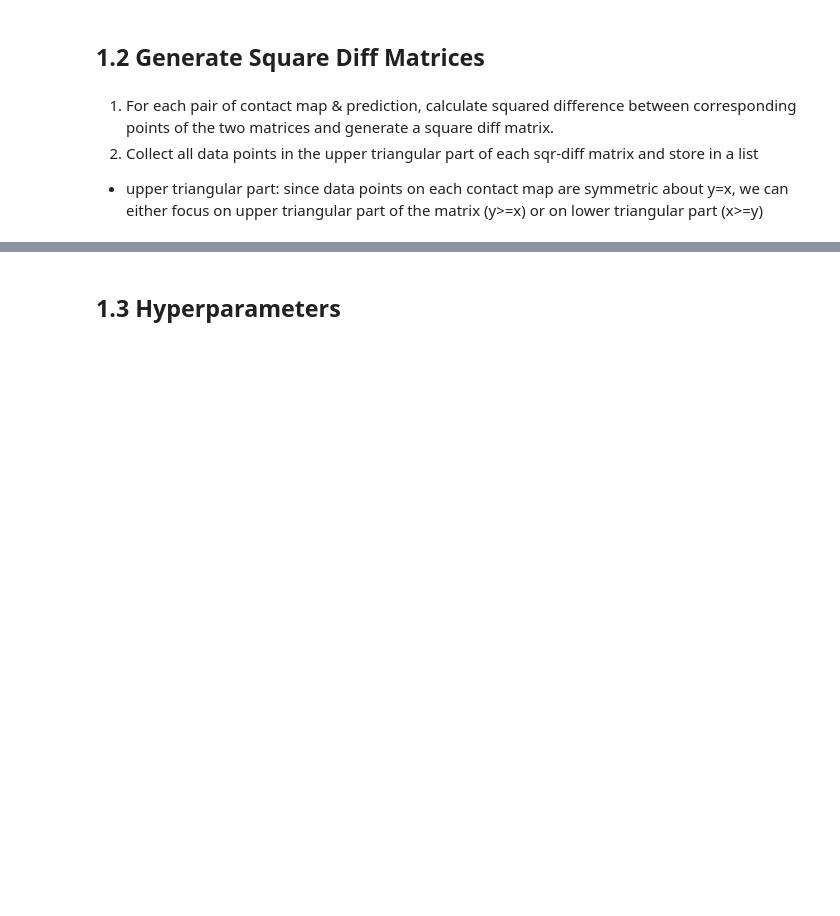
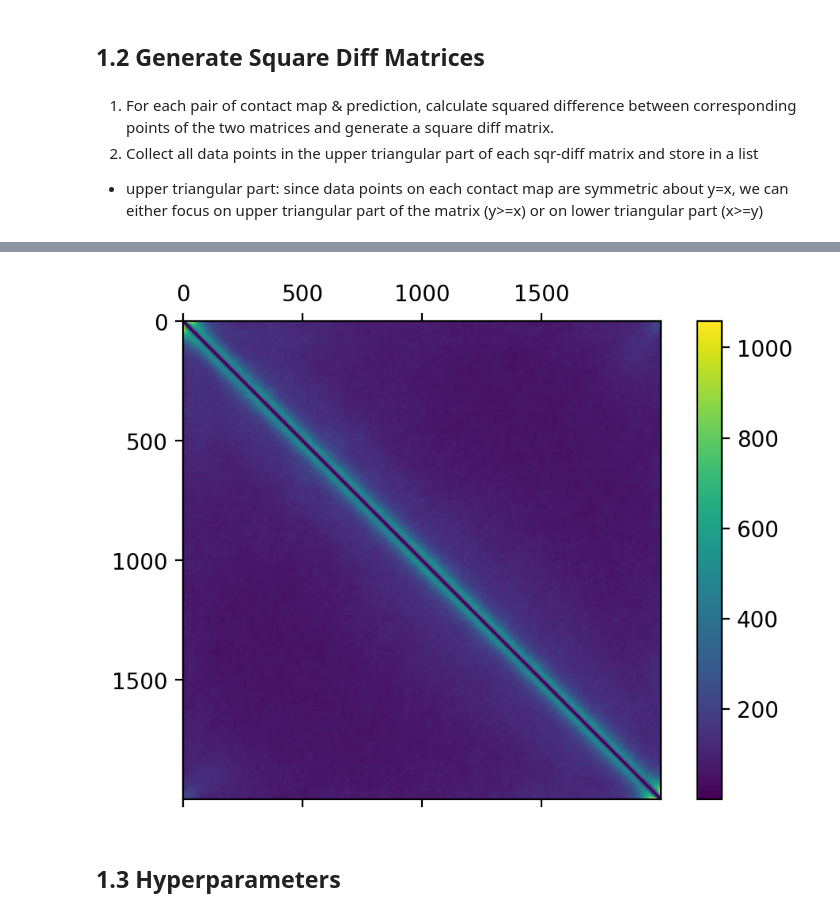
Before and after one commit to HaoWoo96/contact_map_pred, a Jupyter notebook: get_training_data.ipynb, the cells around one changed output, grey strips where cells are left out. Drawn from its saved outputs; the diff is of its cells as text; code cells hidden in the pictures; blank space fills up the shorter version.

```diff
--- a/get_training_data.ipynb
+++ b/get_training_data.ipynb
@@ -42,14 +50,28 @@ True
 sqr_diff = {}
 contact_pred = {}
 diff_ele = []
-for c in tqdm(maps_code):
-    temp_map = np.load("contact_maps/"+c+"_contact_map.npy")
-    temp_pred = np.load("contact_predictions/"+c+"_contact_pred.npy")
-    temp = np.power(np.subtract(temp_map, temp_pred),2)
-    size = temp.shape[0]
-    contact_pred[c] = (temp_pred, size)
-    sqr_diff[c] = (temp, size)
-    iu = np.triu_indices(size) # indices in upper triangle matrix
+view_sqr_diff = np.zeros((2000,2000))
 
-    # concatenating flatten np matrix with list is faster than merging np matrix
-    diff_ele += list(temp[iu].flat)
+with open('min_max_pred.csv', 'w', newline='') as file:
+    writer = csv.writer(file)
+    writer.writerow(["file_name", "min", "max"])
+
+    for c in tqdm(maps_code):
+        temp_map = np.load("contact_maps/"+c+"_contact_map.npy")
+        temp_pred = np.load("contact_predictions/"+c+"_contact_pred.npy")
+        size = temp_map.shape[0]
+
+        writer.writerow([c, np.amin(temp_pred), np.amax(temp_pred)])
+
+        temp = np.power(np.subtract(temp_map, temp_pred),2)
+        temp_neg = np.where(temp_map==2, -1, temp) # where the contact_map has 2, set sqr_diff as -1 (missing information)
+        temp_zero = np.where(temp_map==2, 0, temp) # where the contact_map has 2, set sqr_diff as 0 (missing information)
+
+        view_sqr_diff += scipy.ndimage.zoom(temp_zero, 2000/size, order=0)
+
+        contact_pred[c] = (temp_pred, size)
+        sqr_diff[c] = (temp_neg, size)
+        iu = np.triu_indices(size) # indices in upper triangle matrix
+
+        # concatenating flatten np matrix with list is faster than merging np matrix
+        diff_ele += list(filter(lambda a: a != -1, list(temp_neg[iu].flat))) # collecting all sqr_diff values regardless of -1
@@ -58,3 +78,11 @@ for c in tqdm(maps_code):
+# %%
+fig = plt.figure(dpi=200)
+ax = fig.add_subplot(111)
+cax = ax.matshow(view_sqr_diff, interpolation='nearest')
+fig.colorbar(cax)
+plt.show()
+# %% [output]
+[figure, added]
 # %% [markdown]
 ## 1.3 Hyperparameters
 # %% [markdown]
```
Also changed, not shown: parts of 15 cells of this notebook.
